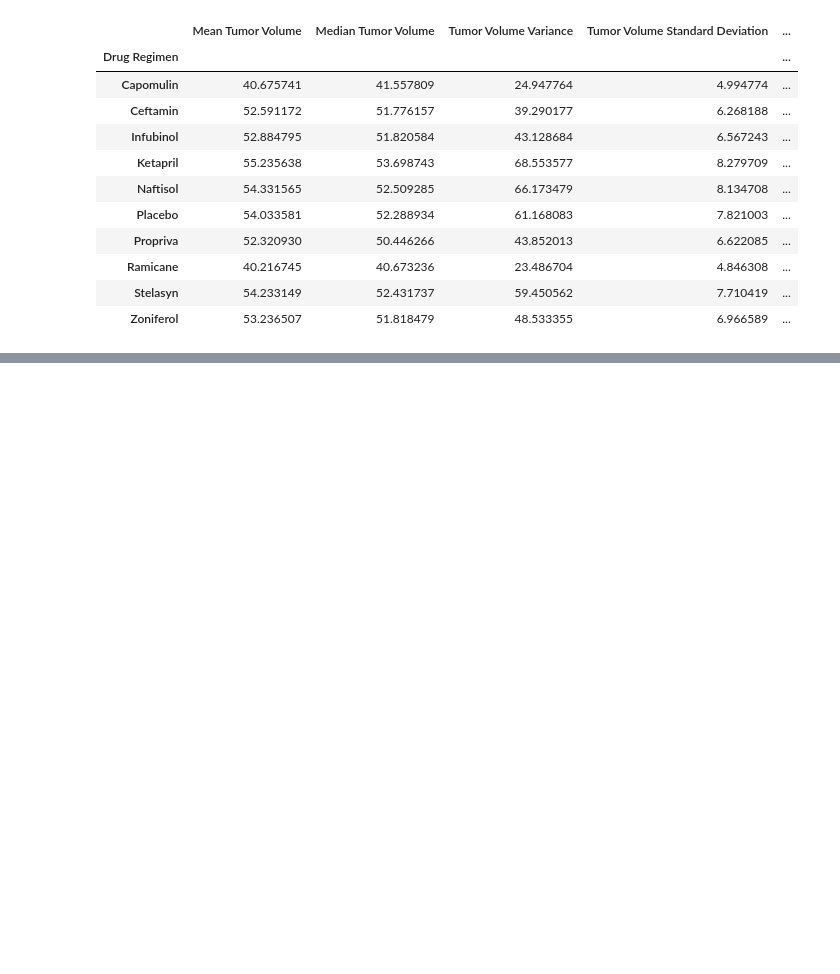
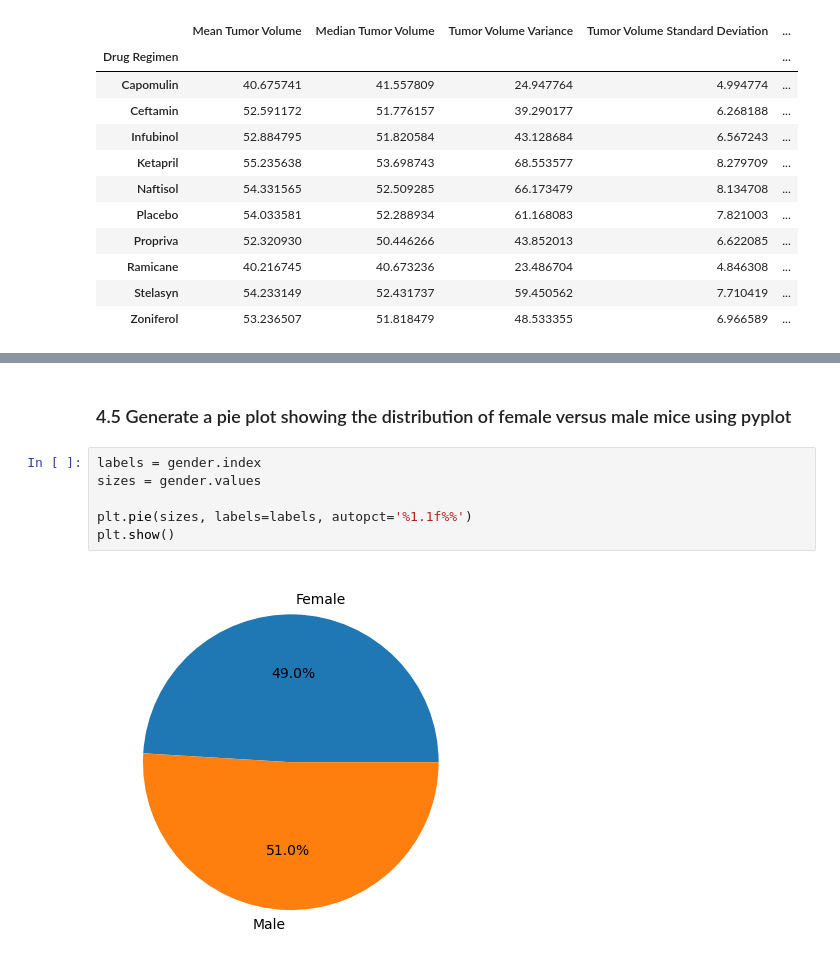
Before and after one commit to ethanwright96/matplotlib-challenge, a Jupyter notebook: Pymaceuticals/main.ipynb, the cells around one changed output, grey strips where cells are left out. Drawn from its saved outputs; the diff is of its cells as text; blank space fills up the shorter version.

```diff
--- a/Pymaceuticals/main.ipynb
+++ b/Pymaceuticals/main.ipynb
@@ -122,0 +185,10 @@ summary_table
+# %% [markdown]
+### 4.5 Generate a pie plot showing the distribution of female versus male mice using pyplot
+# %%
+labels = gender.index
+sizes = gender.values
+
+plt.pie(sizes, labels=labels, autopct='%1.1f%%')
+plt.show()
+# %% [output]
+[figure, added]
```
Also changed, not shown: parts of 24 cells of this notebook.
